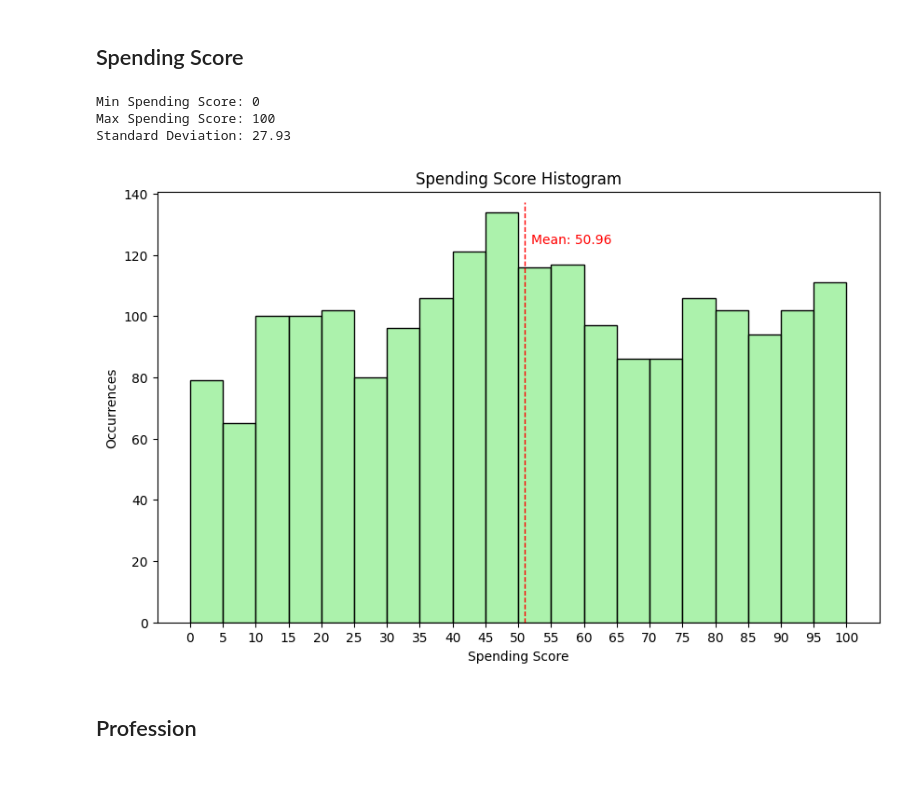
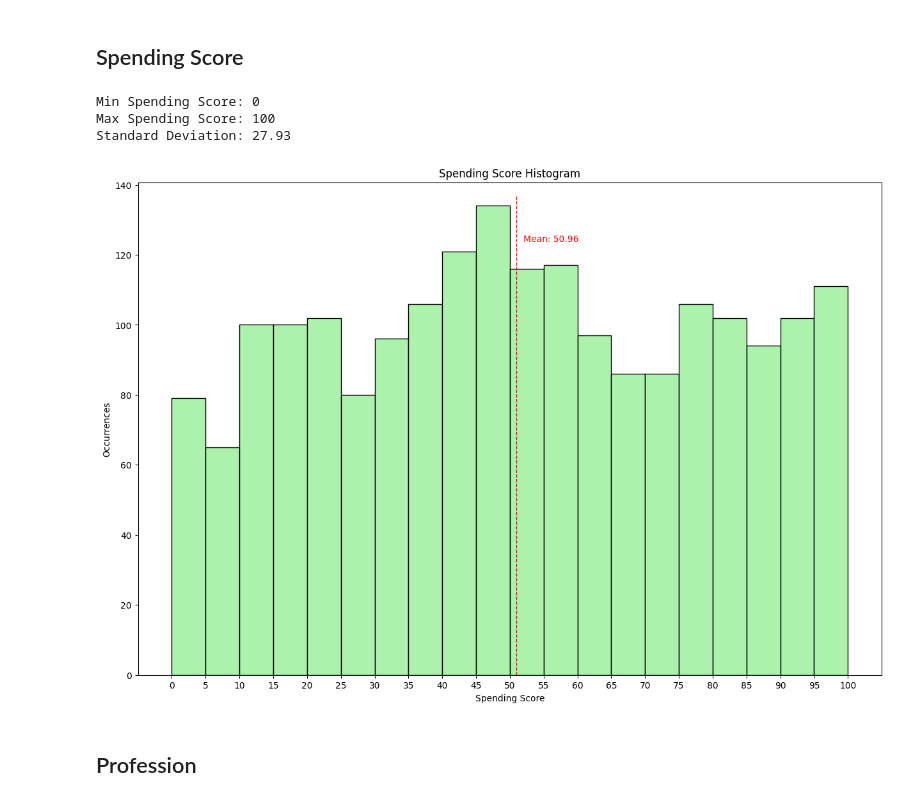
Before and after one commit to Bluxen/DA-Project2, a Jupyter notebook: 13_Shop_Customer_Data.ipynb, the cells around one changed output. Saved outputs shown, nothing was run; the diff lists cells and outputs as text; code cells hidden in the pictures; blank space fills up the shorter version.

```diff
--- a/13_Shop_Customer_Data.ipynb
+++ b/13_Shop_Customer_Data.ipynb
@@ -186,34 +186,34 @@ Standard Deviation: $45739.54
 # %%
 # get minimum and maximum spending score
 min_score = customers['Spending Score (1-100)'].min()
 max_score = customers['Spending Score (1-100)'].max()
 
 print('Min Spending Score: {:.0f}'.format(min_score))
 print('Max Spending Score: {:.0f}'.format(max_score))
 
 # calculate average spending score
 average_score = customers['Spending Score (1-100)'].mean()
 
 # calculate standard deviation
 std_score = customers['Spending Score (1-100)'].std()
 print('Standard Deviation: {:.2f}'.format(std_score))
 
 # histogram
-plt.figure(figsize=(10,6))
+plt.figure(figsize=(15,10))
 sns.histplot(customers['Spending Score (1-100)'], bins=range(0, max_score + 5, 5), color='lightgreen')
 plt.xticks(np.arange(min_score, max_score + 5, 5))
 plt.axvline(average_score, color='red', linestyle='dashed', linewidth=1, ymax=0.975)
 plt.text(average_score * 1.02, plt.ylim()[1] * 0.88, 'Mean: {:.2f}'.format(average_score), color='red')
 
 plt.title('Spending Score Histogram')
 plt.xlabel('Spending Score')
 plt.ylabel('Occurrences')
 plt.show()
 # %% [output]
 Min Spending Score: 0
 Max Spending Score: 100
 Standard Deviation: 27.93
-[figure, old version]
+[figure, new version]
 # %% [markdown]
 ## Profession
 # %%
```
Also changed, not shown: parts of 19 cells of this notebook.
